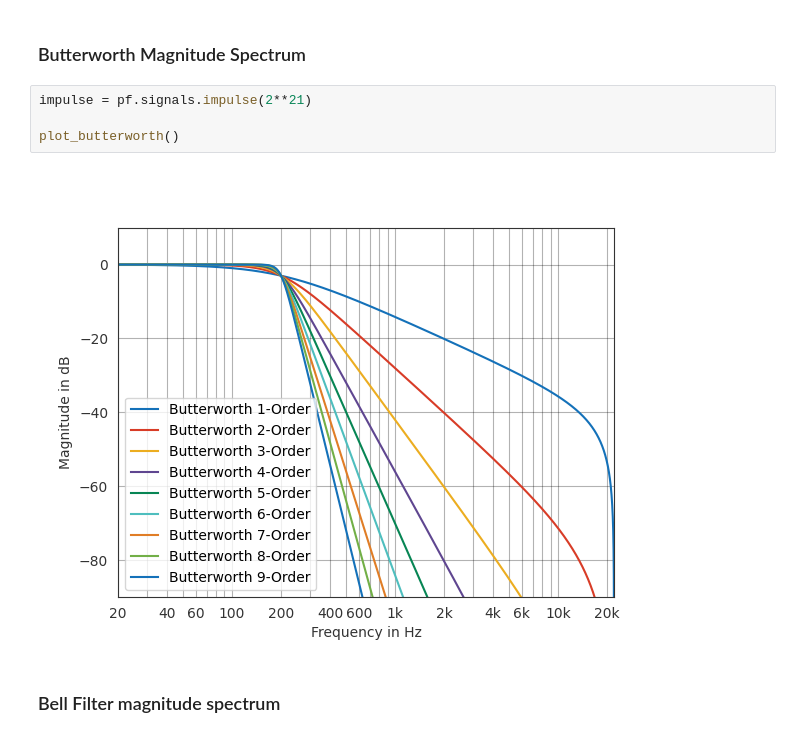
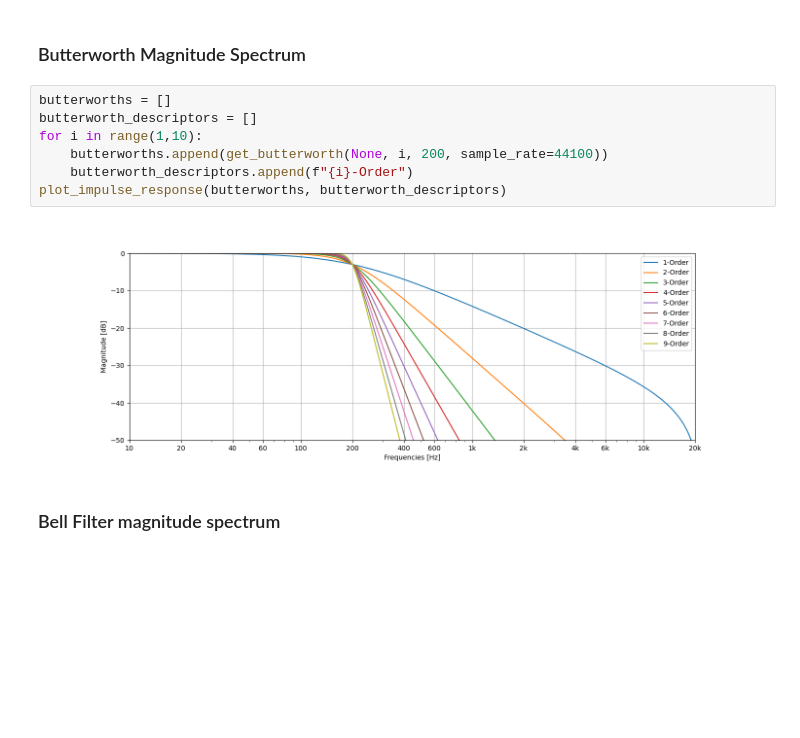
Before and after one commit to nguyen-elevear/bachelor_arbeit, a Jupyter notebook: audio_pyfar.ipynb, the cells around one changed output. Saved outputs shown, nothing was run; the diff lists cells and outputs as text; blank space fills up the shorter version.

```diff
--- a/audio_pyfar.ipynb
+++ b/audio_pyfar.ipynb
@@ -125,10 +169,13 @@ def plot_bell():
 # %% [markdown]
 ### Butterworth Magnitude Spectrum ###
-# %%
-impulse = pf.signals.impulse(2**21)
-
-plot_butterworth()
-# %% [output]
-[figure, removed]
+# %%
+butterworths = []
+butterworth_descriptors = []
+for i in range(1,10):
+    butterworths.append(get_butterworth(None, i, 200, sample_rate=44100))
+    butterworth_descriptors.append(f"{i}-Order")
+plot_impulse_response(butterworths, butterworth_descriptors)
+# %% [output]
+[figure, added]
 # %% [markdown]
 ### Bell Filter magnitude spectrum ###
```
Also changed, not shown: parts of 16 cells of this notebook.
